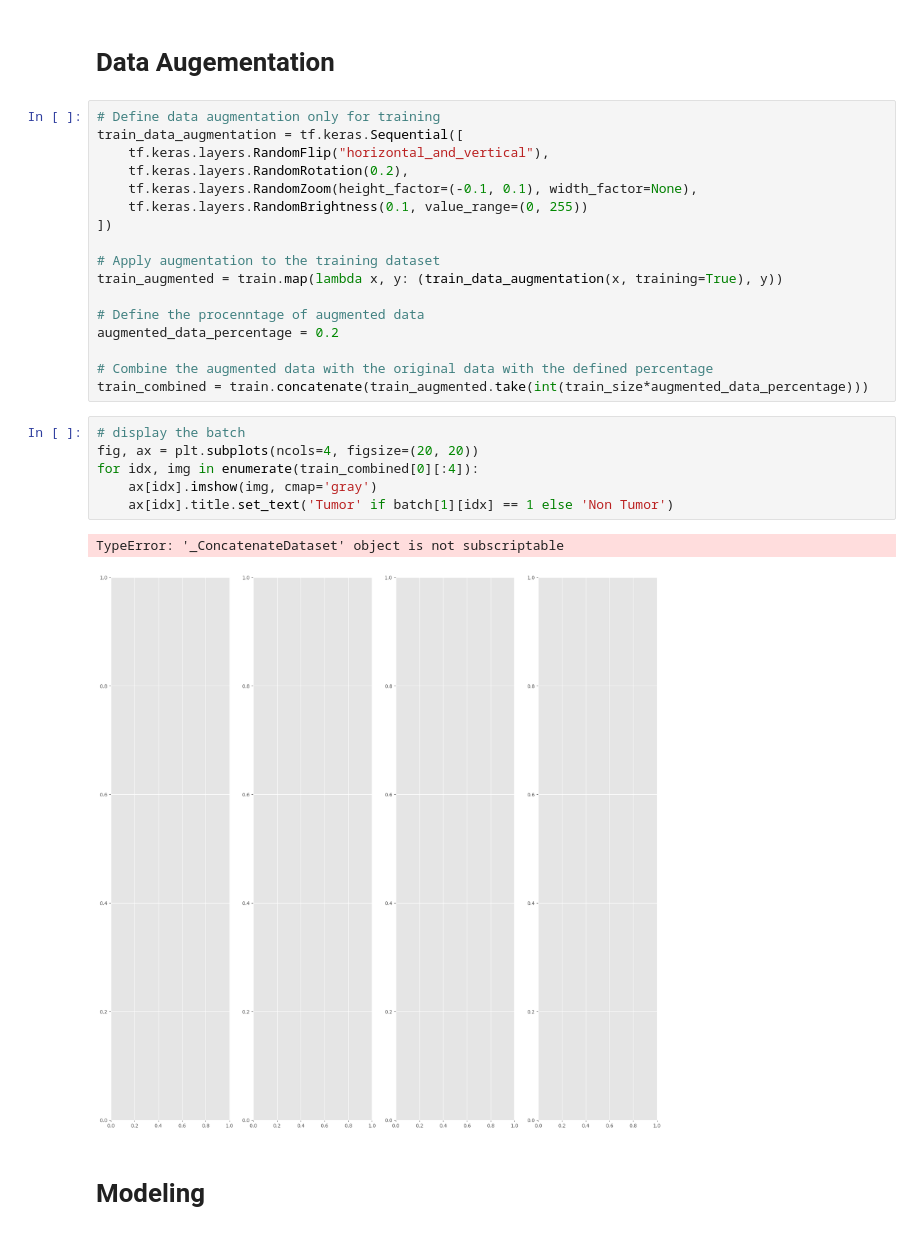
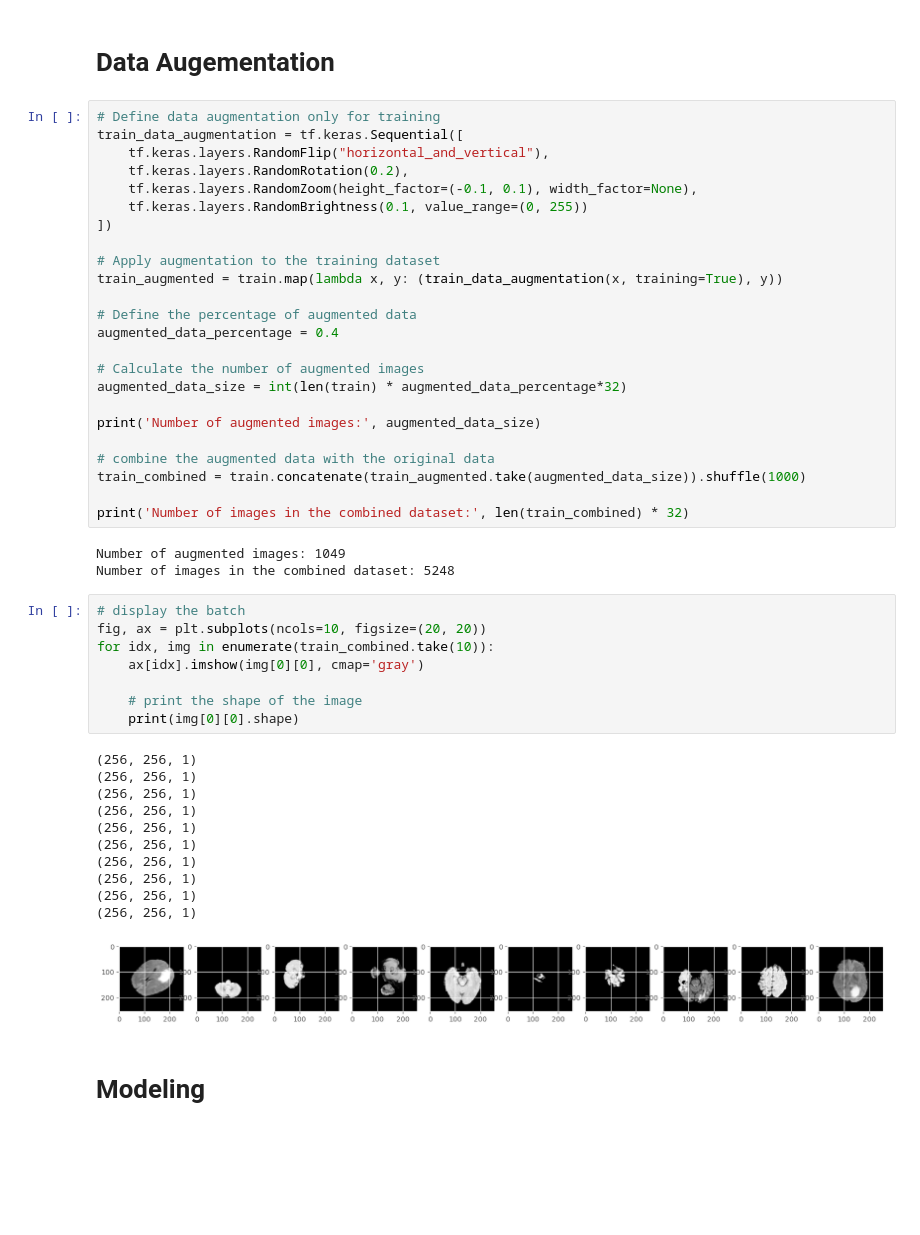
Before and after one commit to grahanoi/classifier_brain_tumor, a Jupyter notebook: main.ipynb, the cells around one changed output. Saved outputs shown, nothing was run; the diff lists cells and outputs as text; blank space fills up the shorter version.

```diff
--- a/main.ipynb
+++ b/main.ipynb
@@ -218,20 +218,41 @@ train_data_augmentation = tf.keras.Sequential([
 # Apply augmentation to the training dataset
 train_augmented = train.map(lambda x, y: (train_data_augmentation(x, training=True), y))
 
-# Define the procenntage of augmented data
-augmented_data_percentage = 0.2
+# Define the percentage of augmented data
+augmented_data_percentage = 0.4
 
-# Combine the augmented data with the original data with the defined percentage
-train_combined = train.concatenate(train_augmented.take(int(train_size*augmented_data_percentage)))
+# Calculate the number of augmented images
+augmented_data_size = int(len(train) * augmented_data_percentage*32)
+
+print('Number of augmented images:', augmented_data_size)
+
+# combine the augmented data with the original data
+train_combined = train.concatenate(train_augmented.take(augmented_data_size)).shuffle(1000)
+
+print('Number of images in the combined dataset:', len(train_combined) * 32)
+# %% [output]
+Number of augmented images: 1049
+Number of images in the combined dataset: 5248
 # %%
 # display the batch
-fig, ax = plt.subplots(ncols=4, figsize=(20, 20))
-for idx, img in enumerate(train_combined[0][:4]):
-    ax[idx].imshow(img, cmap='gray')
-    ax[idx].title.set_text('Tumor' if batch[1][idx] == 1 else 'Non Tumor')
+fig, ax = plt.subplots(ncols=10, figsize=(20, 20))
+for idx, img in enumerate(train_combined.take(10)):
+    ax[idx].imshow(img[0][0], cmap='gray')
+
+    # print the shape of the image
+    print(img[0][0].shape)
 # %% [output]
-TypeError: '_ConcatenateDataset' object is not subscriptable
+(256, 256, 1)
+(256, 256, 1)
+(256, 256, 1)
+(256, 256, 1)
+(256, 256, 1)
+(256, 256, 1)
+(256, 256, 1)
+(256, 256, 1)
+(256, 256, 1)
+(256, 256, 1)
-[figure, old version]
+[figure, new version]
 # %% [markdown]
 # Modeling
 # %%
```
Also changed, not shown: parts of 4 cells of this notebook.
